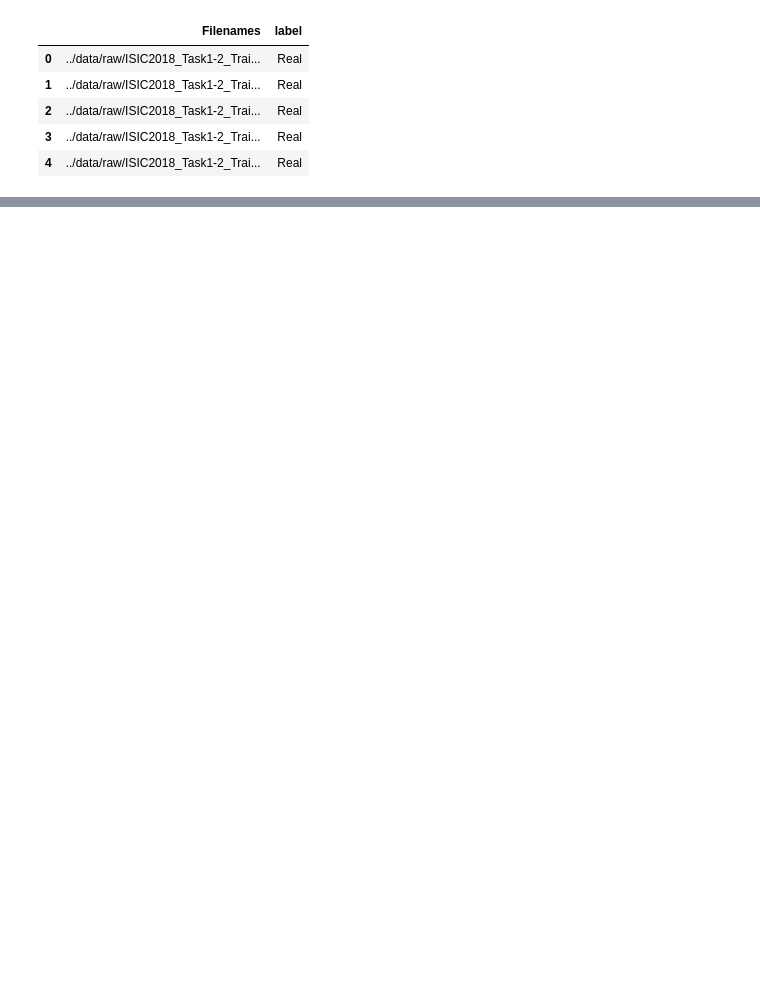
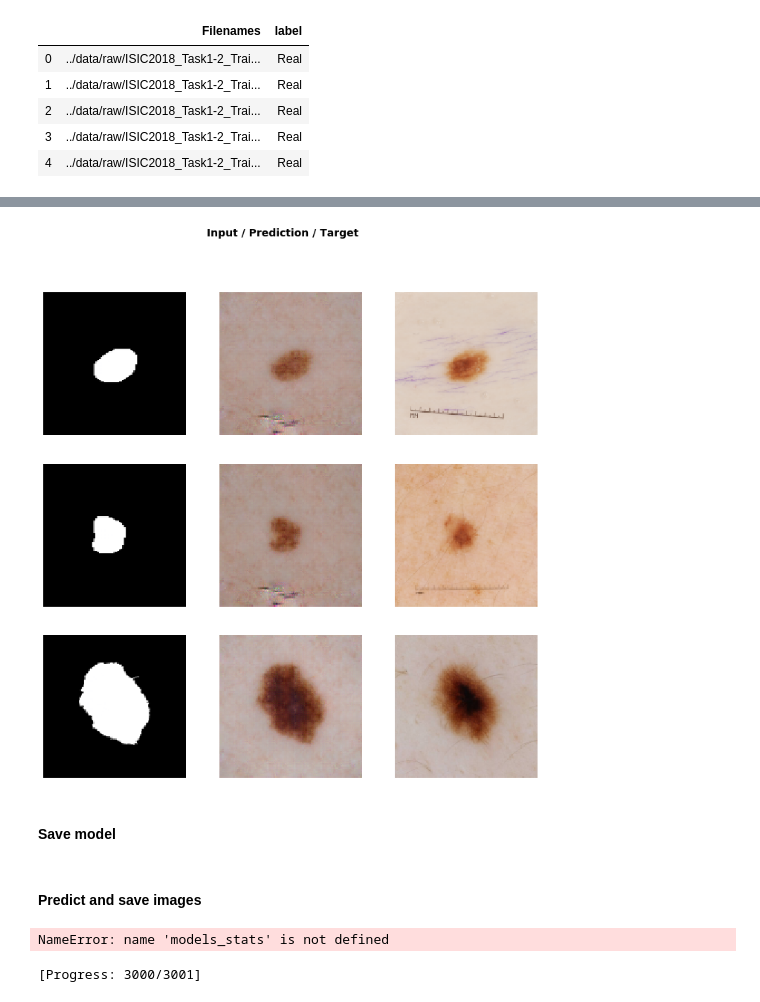
Before and after one commit to Fossen93/Project_DAT300, a Jupyter notebook: notebooks/superresgan.ipynb, the cells around one changed output, grey strips where cells are left out. Saved outputs shown, nothing was run; the diff lists cells and outputs as text; code cells hidden in the pictures; blank space fills up the shorter version.

```diff
--- a/notebooks/superresgan.ipynb
+++ b/notebooks/superresgan.ipynb
@@ -102,3 +137,0 @@ Load generator
-# %%
-generator.load('superres_generator')
-print('')
@@ -209,0 +215,3 @@ show_batch(df, path_gen + '/generated_images', path_gen + '/generated_masks')
+# %%
+generator.model.load_state_dict(torch.load(path_models + '/generator/' + model_type + '/' + model_id + '_b.pth'))
+critic.model.load_state_dict(torch.load(path_models + '/critic/' + model_type + '/' + model_id + '_b.pth'))
@@ -209,0 +252,6 @@ show_batch(df, path_gen + '/generated_images', path_gen + '/generated_masks')
+# %%
+generator.show_results(rows=3)
+# %% [output]
+[figure, added]
+# %% [markdown]
+#### Save model
@@ -209,0 +261,6 @@ show_batch(df, path_gen + '/generated_images', path_gen + '/generated_masks')
+# %% [markdown]
+#### Predict and save images
+# %%
+models_stats
+# %% [output]
+NameError: name 'models_stats' is not defined
@@ -209,0 +275,4 @@ show_batch(df, path_gen + '/generated_images', path_gen + '/generated_masks')
+# %%
+predict(gen_masks, path_gen_images, generator)
+# %% [output]
+[Progress: 3000/3001]
```
Also changed, not shown: parts of 95 cells of this notebook, 5 other files.
